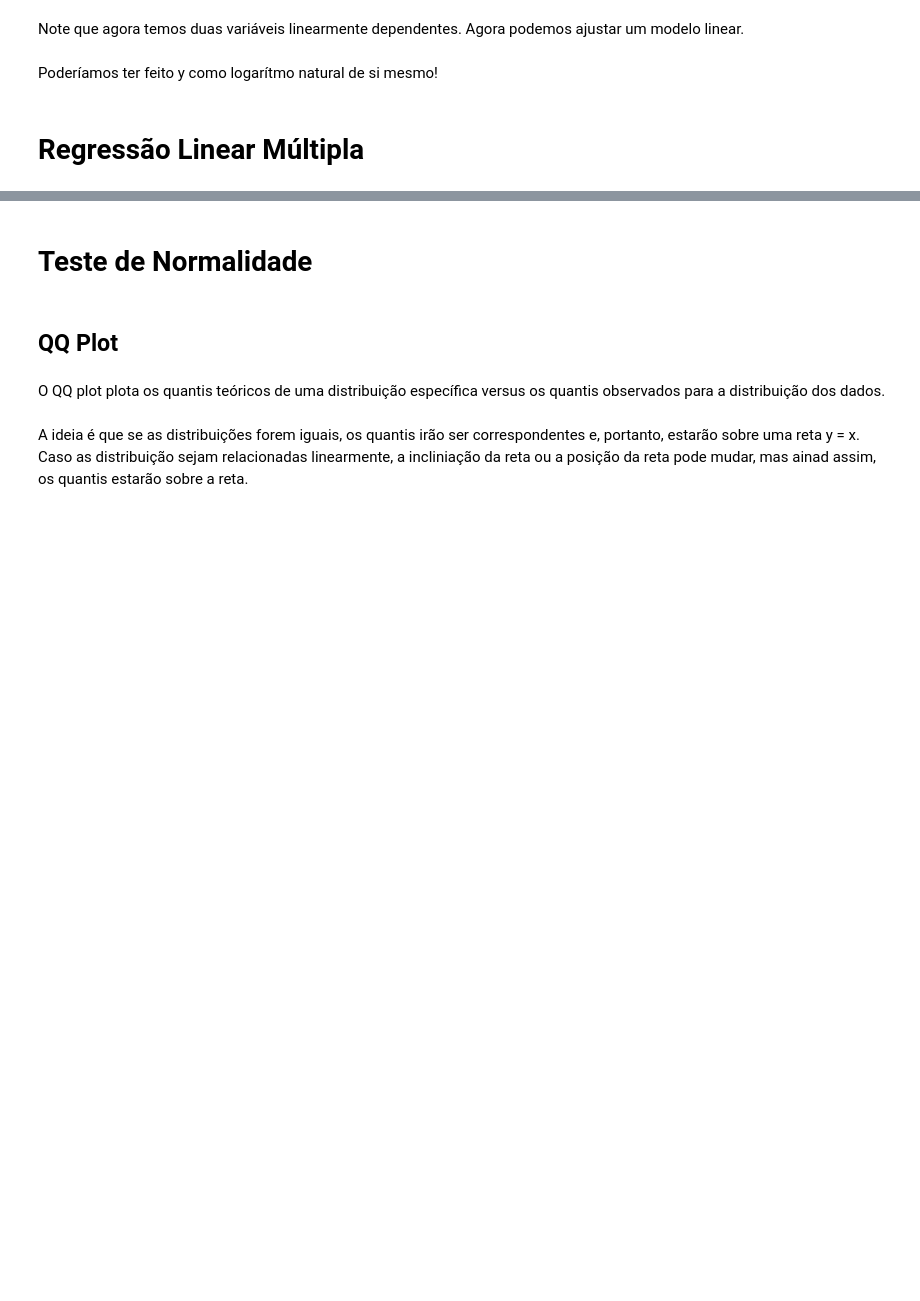
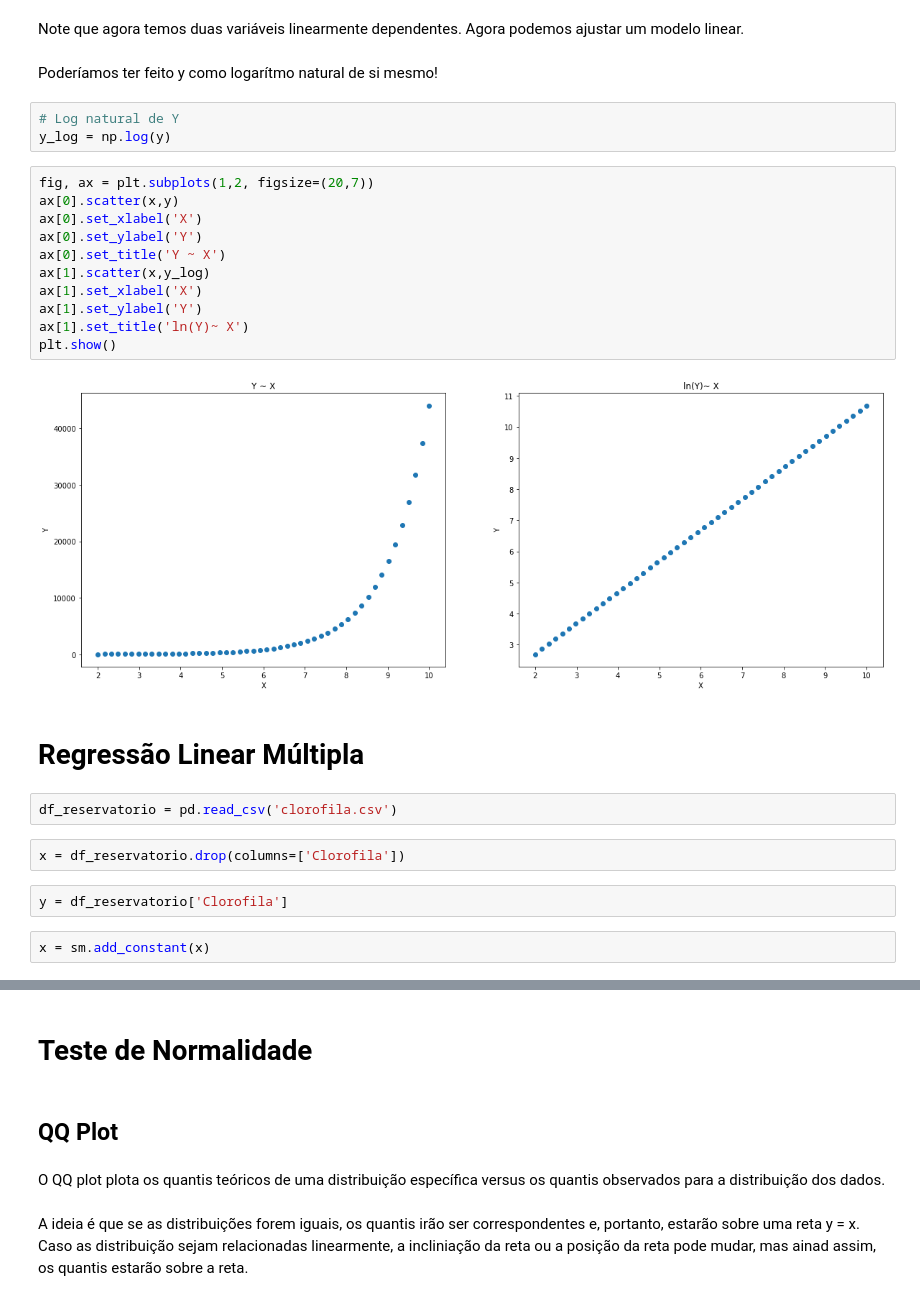
Before and after one commit to brondevitor/Python_Jorney, a Jupyter notebook: Regressão/Regressão III.ipynb, the cells around one changed output, grey strips where cells are left out. Drawn from its saved outputs; the diff is of its cells as text; blank space fills up the shorter version.

```diff
--- a/Regressão/Regressão III.ipynb
+++ b/Regressão/Regressão III.ipynb
@@ -19,5 +49,29 @@ Vamos observar o efeito da transformação. Vamos ver o Antes e o Depois,
 Note que agora temos duas variáveis linearmente dependentes. Agora podemos ajustar um modelo linear.
 # %% [markdown]
 Poderíamos ter feito y como logarítmo natural de si mesmo!
+# %%
+# Log natural de Y
+y_log = np.log(y)
+# %%
+fig, ax = plt.subplots(1,2, figsize=(20,7))
+ax[0].scatter(x,y)
+ax[0].set_xlabel('X')
+ax[0].set_ylabel('Y')
+ax[0].set_title('Y ~ X')
+ax[1].scatter(x,y_log)
+ax[1].set_xlabel('X')
+ax[1].set_ylabel('Y')
+ax[1].set_title('ln(Y)~ X')
+plt.show()
+# %% [output]
+[figure, added]
 # %% [markdown]
 # Regressão Linear Múltipla
+# %%
+df_reservatorio = pd.read_csv('clorofila.csv')
+# %%
+x = df_reservatorio.drop(columns=['Clorofila'])
+# %%
+y = df_reservatorio['Clorofila']
+# %%
+x = sm.add_constant(x)
```
Also changed, not shown: parts of 6 cells of this notebook.
